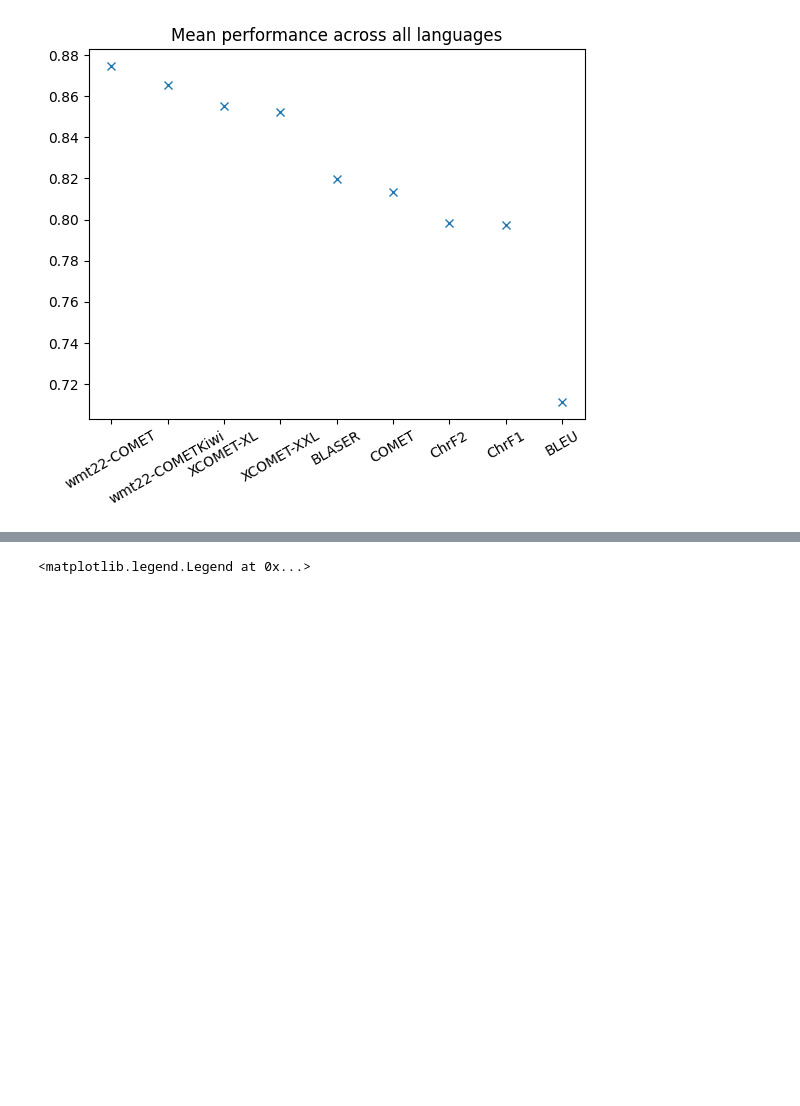
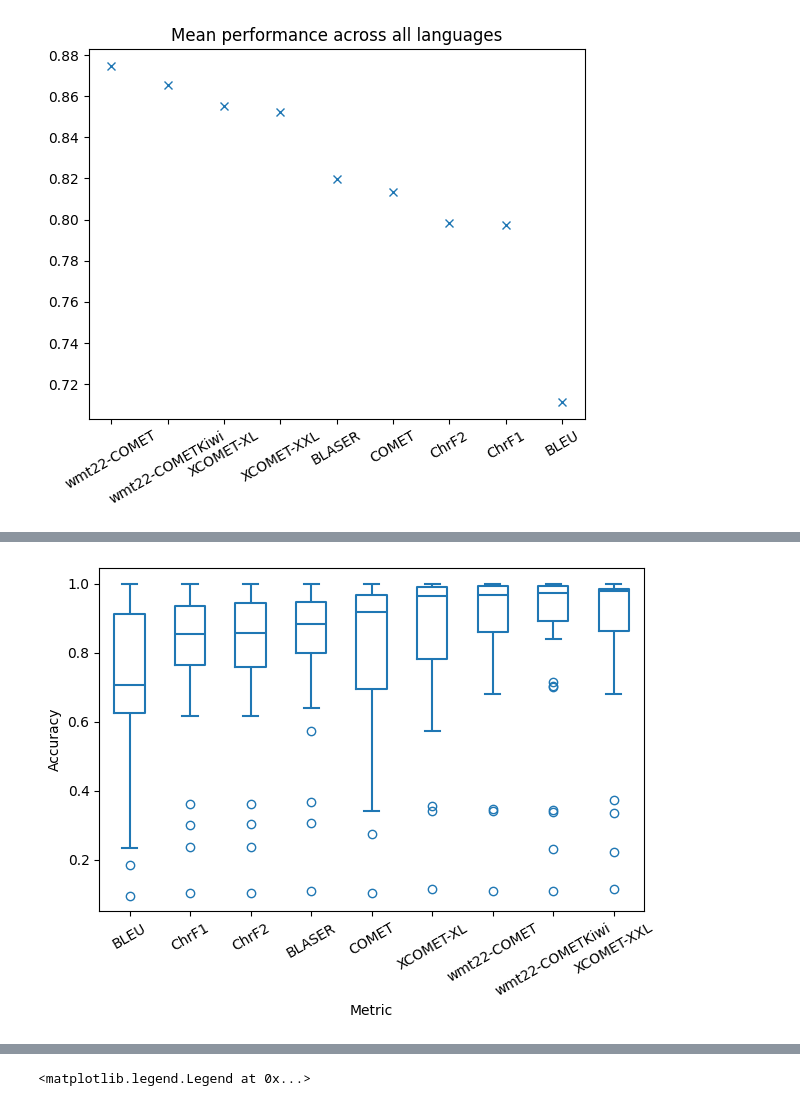
Before and after one commit to alan-turing-institute/ARC-m4st, a Jupyter notebook: notebooks/process_demetr_results.ipynb, the cells around one changed output, grey strips where cells are left out. Cells and saved outputs as stored; diff of their text form; code cells hidden in the pictures; blank space fills up the shorter version.

```diff
--- a/notebooks/process_demetr_results.ipynb
+++ b/notebooks/process_demetr_results.ipynb
@@ -234,0 +278,5 @@ Text(0.5, 1.0, 'Mean performance across all languages')
+# %%
+corr_by_category = (
+    all_res.groupby(["metric", "category"])["correct"].mean().reset_index()
+)
+corr_by_category
@@ -235 +297,21 @@ Text(0.5, 1.0, 'Mean performance across all languages')
+# %%
+grouped = corr_by_category.groupby("metric").median().sort_values(by="correct")
+# %%
+fig, axs = plt.subplots()
+g = sns.boxplot(
+    corr_by_category,
+    x="metric",
+    y="correct",
+    fill=False,
+    ax=axs,
+    width=0.5,
+    order=grouped.index,
+)
+axs.set_xticklabels(rotation=30, labels=axs.get_xticklabels())
+axs.set_xlabel("Metric")
+axs.set_ylabel("Accuracy")
+plt.tight_layout()
+plt.savefig("../outputs/demetr/plots/metrics-boxplot.png")
+# %% [output]
+[figure, added]
 # %%
```
Also changed, not shown: parts of 11 cells of this notebook.
